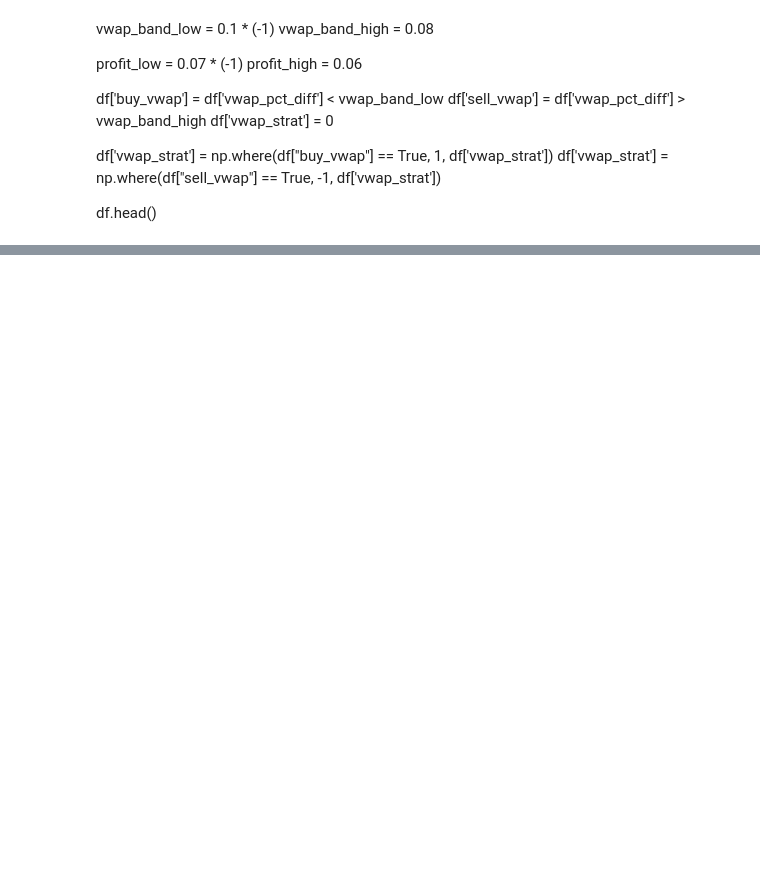
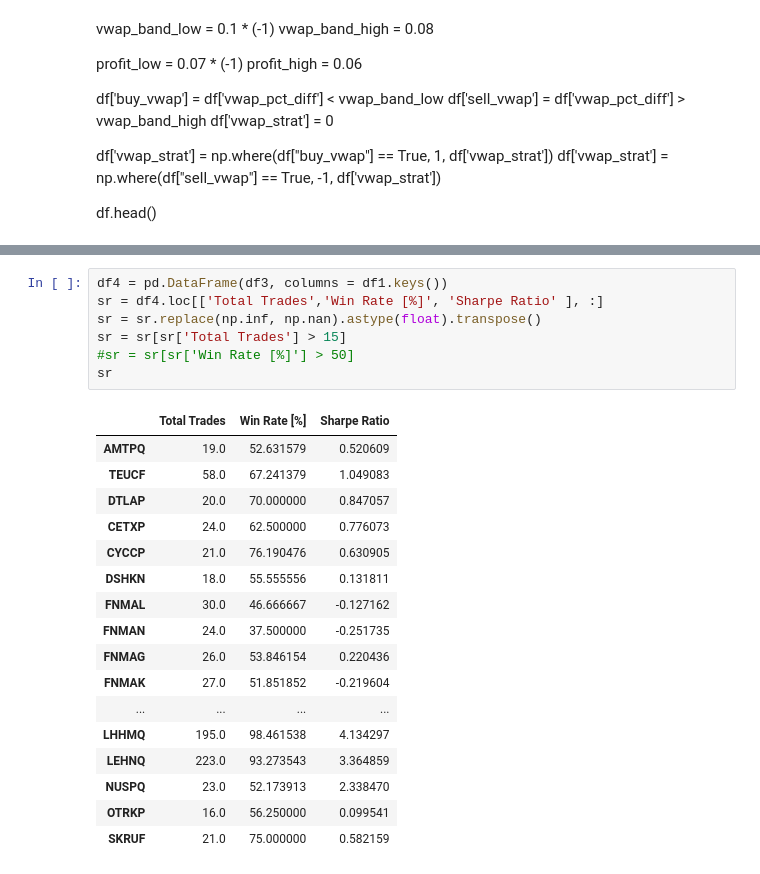
Before and after one commit to jessie-blue/ATS_Development, a Jupyter notebook: Strat_4/vwap.ipynb, the cells around one changed output, grey strips where cells are left out. Drawn from its saved outputs; the diff is of its cells as text; blank space fills up the shorter version.

```diff
--- a/Strat_4/vwap.ipynb
+++ b/Strat_4/vwap.ipynb
@@ -333 +386,26 @@ df2
+# %%
+df4 = pd.DataFrame(df3, columns = df1.keys())
+sr = df4.loc[['Total Trades','Win Rate [%]', 'Sharpe Ratio' ], :]
+sr = sr.replace(np.inf, np.nan).astype(float).transpose()
+sr = sr[sr['Total Trades'] > 15]
+#sr = sr[sr['Win Rate [%]'] > 50]
+sr
+# %% [output]
+|  | Total Trades | Win Rate [%] | Sharpe Ratio |
+| AMTPQ | 19.0 | 52.631579 | 0.520609 |
+| TEUCF | 58.0 | 67.241379 | 1.049083 |
+| DTLAP | 20.0 | 70.000000 | 0.847057 |
+| CETXP | 24.0 | 62.500000 | 0.776073 |
+| CYCCP | 21.0 | 76.190476 | 0.630905 |
+| DSHKN | 18.0 | 55.555556 | 0.131811 |
+| FNMAL | 30.0 | 46.666667 | -0.127162 |
+| FNMAN | 24.0 | 37.500000 | -0.251735 |
+| FNMAG | 26.0 | 53.846154 | 0.220436 |
+| FNMAK | 27.0 | 51.851852 | -0.219604 |
+| ... | ... | ... | ... |
+| LHHMQ | 195.0 | 98.461538 | 4.134297 |
+| LEHNQ | 223.0 | 93.273543 | 3.364859 |
+| NUSPQ | 23.0 | 52.173913 | 2.338470 |
+| OTRKP | 16.0 | 56.250000 | 0.099541 |
+| SKRUF | 21.0 | 75.000000 | 0.582159 |
 # %%
```
Also changed, not shown: parts of 24 cells of this notebook, 1 other file.
